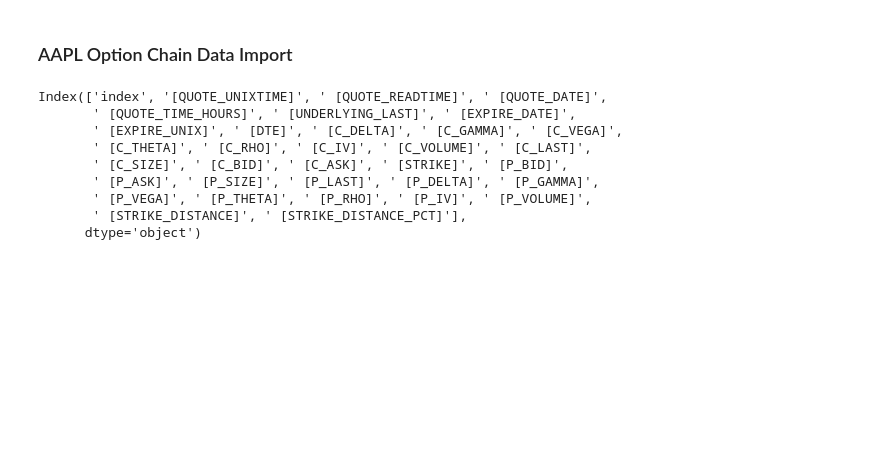
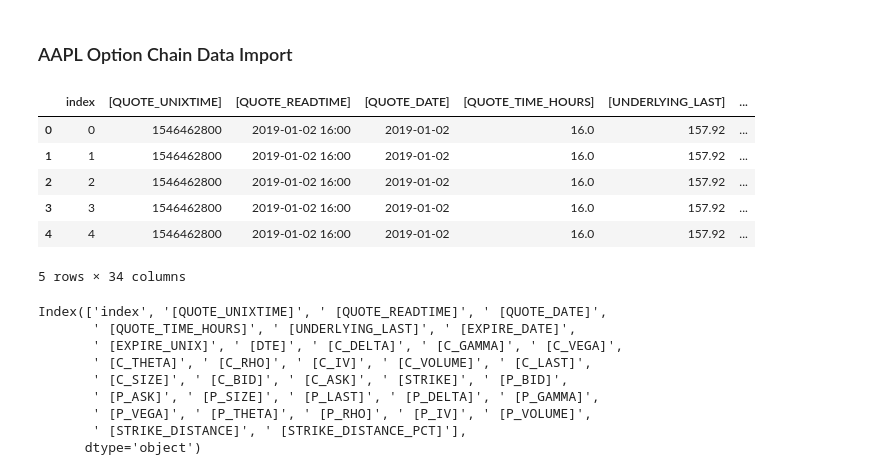
Before and after one commit to sidiyer00/FE620-Option-Pricing, a Jupyter notebook: aapl_pricing.ipynb, the cells around one changed output. Drawn from its saved outputs; the diff is of its cells as text; code cells hidden in the pictures; blank space fills up the shorter version.

```diff
--- a/aapl_pricing.ipynb
+++ b/aapl_pricing.ipynb
@@ -22,6 +22,16 @@ data = pd.read_csv(targetdir + "\\"+files[0], sep=",", low_memory=False)
 for i in range(1, len(files)):
     data = pd.concat([data, pd.read_csv(targetdir + "\\"+files[i], sep=",", low_memory=False)])
 data.reset_index(inplace=True)
+# %%
+data.head()
+# %% [output]
+|  | index | [QUOTE_UNIXTIME] | [QUOTE_READTIME] | [QUOTE_DATE] | [QUOTE_TIME_HOURS] | [UNDERLYING_LAST] | ... |
+| 0 | 0 | 1546462800 | 2019-01-02 16:00 | 2019-01-02 | 16.0 | 157.92 | ... |
+| 1 | 1 | 1546462800 | 2019-01-02 16:00 | 2019-01-02 | 16.0 | 157.92 | ... |
+| 2 | 2 | 1546462800 | 2019-01-02 16:00 | 2019-01-02 | 16.0 | 157.92 | ... |
+| 3 | 3 | 1546462800 | 2019-01-02 16:00 | 2019-01-02 | 16.0 | 157.92 | ... |
+| 4 | 4 | 1546462800 | 2019-01-02 16:00 | 2019-01-02 | 16.0 | 157.92 | ... |
+5 rows × 34 columns
 # %%
 data.columns
 # %% [output]
```
Also changed, not shown: 5 other files.
